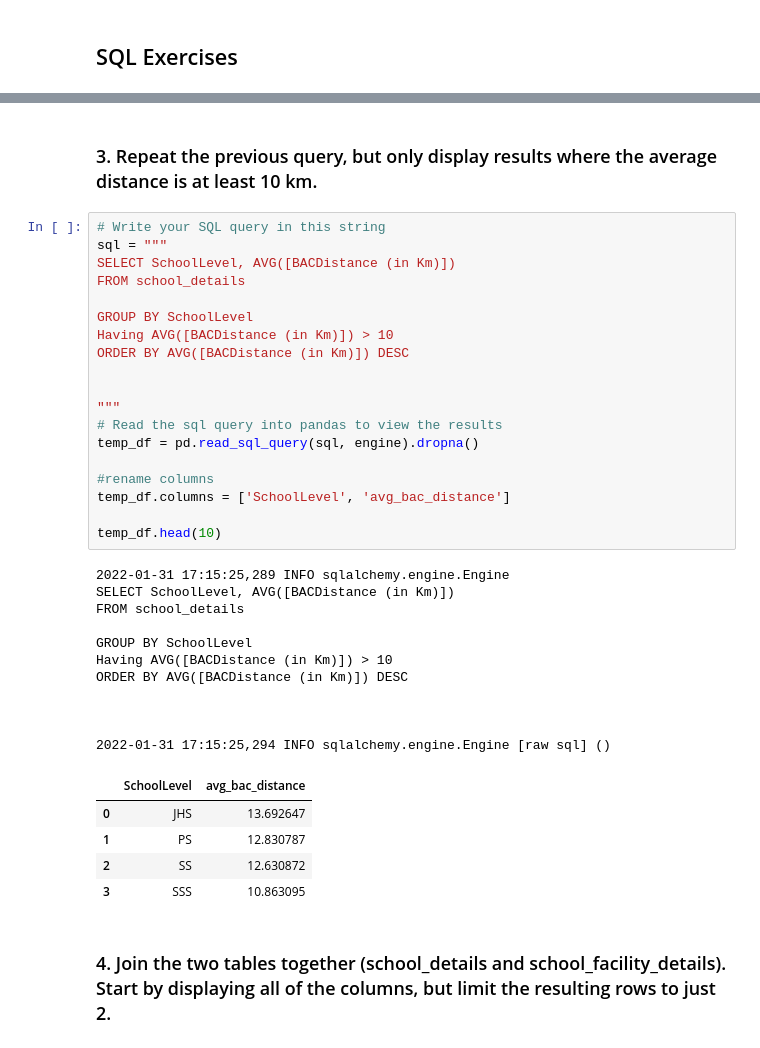
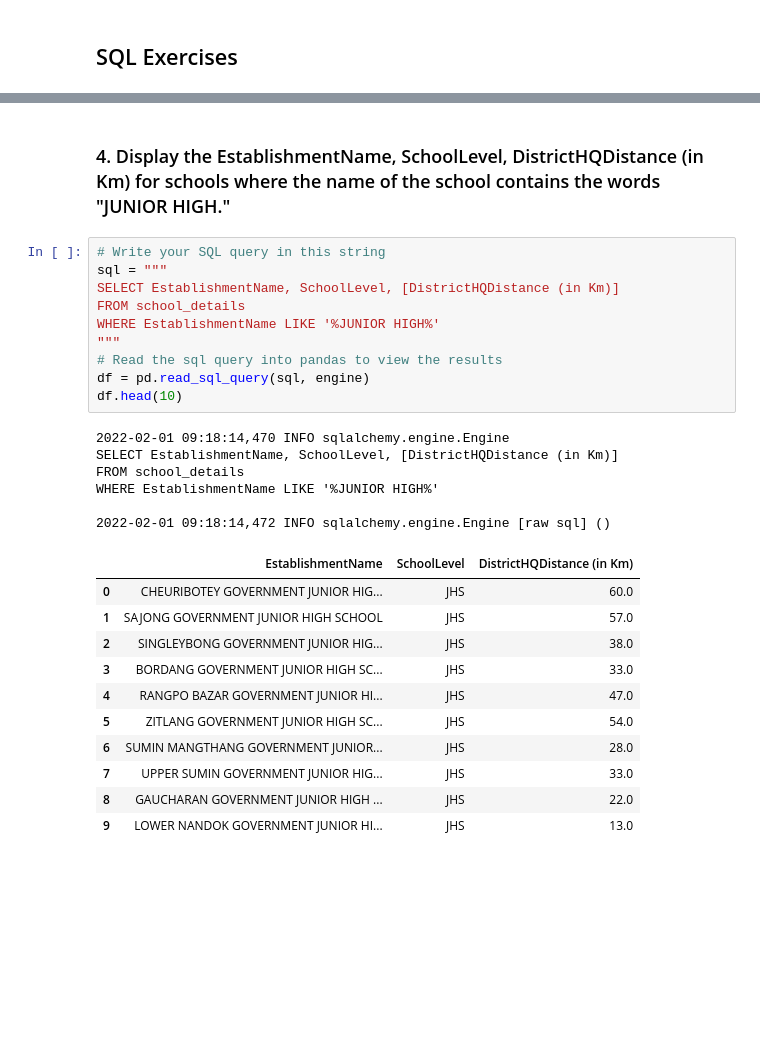
Before and after one commit to Neoneto/CodingDojo_Week11, a Jupyter notebook: SQL_Basics_Exercise.ipynb, the cells around one changed output, grey strips where cells are left out. Drawn from its saved outputs; the diff is of its cells as text; blank space fills up the shorter version.

```diff
--- a/SQL_Basics_Exercise.ipynb
+++ b/SQL_Basics_Exercise.ipynb
@@ -149,40 +141,30 @@ ORDER BY AVG([BACDistance (in Km)]) DESC
-# %% [markdown]
-### 3. Repeat the previous query, but only display results where the average distance is at least 10 km.
+# %% [markdown]
+### 4. Display the EstablishmentName, SchoolLevel, DistrictHQDistance (in Km) for schools where the name of the school contains the words "JUNIOR HIGH."
 # %%
 # Write your SQL query in this string
 sql = """
-SELECT SchoolLevel, AVG([BACDistance (in Km)])
+SELECT EstablishmentName, SchoolLevel, [DistrictHQDistance (in Km)]
 FROM school_details
-
-GROUP BY SchoolLevel
-Having AVG([BACDistance (in Km)]) > 10
-ORDER BY AVG([BACDistance (in Km)]) DESC
-
-
+WHERE EstablishmentName LIKE '%JUNIOR HIGH%'
 """
 # Read the sql query into pandas to view the results
-temp_df = pd.read_sql_query(sql, engine).dropna()
-
-#rename columns
-temp_df.columns = ['SchoolLevel', 'avg_bac_distance']
-
-temp_df.head(10)
+df = pd.read_sql_query(sql, engine)
+df.head(10)
 # %% [output]
-2022-01-31 17:15:25,289 INFO sqlalchemy.engine.Engine
-SELECT SchoolLevel, AVG([BACDistance (in Km)])
+2022-02-01 09:18:14,470 INFO sqlalchemy.engine.Engine
+SELECT EstablishmentName, SchoolLevel, [DistrictHQDistance (in Km)]
 FROM school_details
+WHERE EstablishmentName LIKE '%JUNIOR HIGH%'
 
-GROUP BY SchoolLevel
-Having AVG([BACDistance (in Km)]) > 10
-ORDER BY AVG([BACDistance (in Km)]) DESC
-
-
-
-2022-01-31 17:15:25,294 INFO sqlalchemy.engine.Engine [raw sql] ()
+2022-02-01 09:18:14,472 INFO sqlalchemy.engine.Engine [raw sql] ()
-|  | SchoolLevel | avg_bac_distance |
-| 0 | JHS | 13.692647 |
-| 1 | PS | 12.830787 |
-| 2 | SS | 12.630872 |
-| 3 | SSS | 10.863095 |
+|  | EstablishmentName | SchoolLevel | DistrictHQDistance (in Km) |
+| 0 | CHEURIBOTEY GOVERNMENT JUNIOR HIG... | JHS | 60.0 |
+| 1 | SAJONG GOVERNMENT JUNIOR HIGH SCHOOL | JHS | 57.0 |
+| 2 | SINGLEYBONG GOVERNMENT JUNIOR HIG... | JHS | 38.0 |
+| 3 | BORDANG GOVERNMENT JUNIOR HIGH SC... | JHS | 33.0 |
+| 4 | RANGPO BAZAR GOVERNMENT JUNIOR HI... | JHS | 47.0 |
+| 5 | ZITLANG GOVERNMENT JUNIOR HIGH SC... | JHS | 54.0 |
+| 6 | SUMIN MANGTHANG GOVERNMENT JUNIOR... | JHS | 28.0 |
+| 7 | UPPER SUMIN GOVERNMENT JUNIOR HIG... | JHS | 33.0 |
+| 8 | GAUCHARAN GOVERNMENT JUNIOR HIGH ... | JHS | 22.0 |
+| 9 | LOWER NANDOK GOVERNMENT JUNIOR HI... | JHS | 13.0 |
-# %% [markdown]
-### 4. Join the two tables together (school_details and school_facility_details). Start by displaying all of the columns, but limit the resulting rows to just 2.
```
Also changed, not shown: parts of 25 cells of this notebook.
